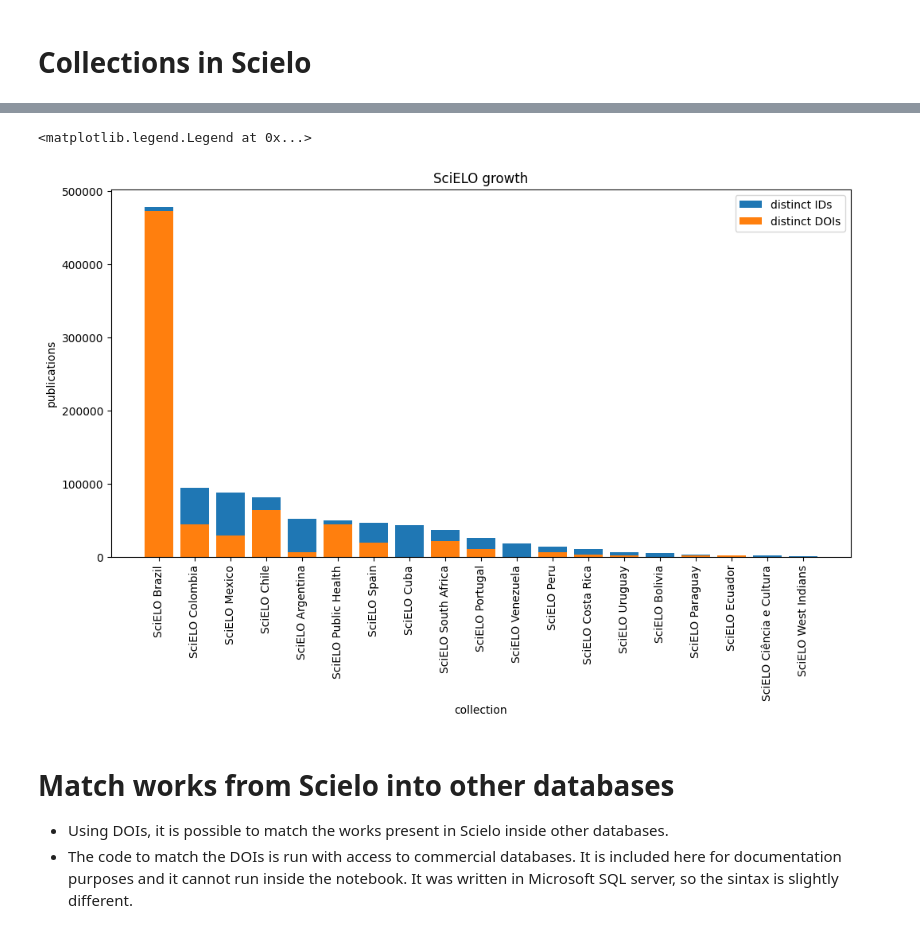
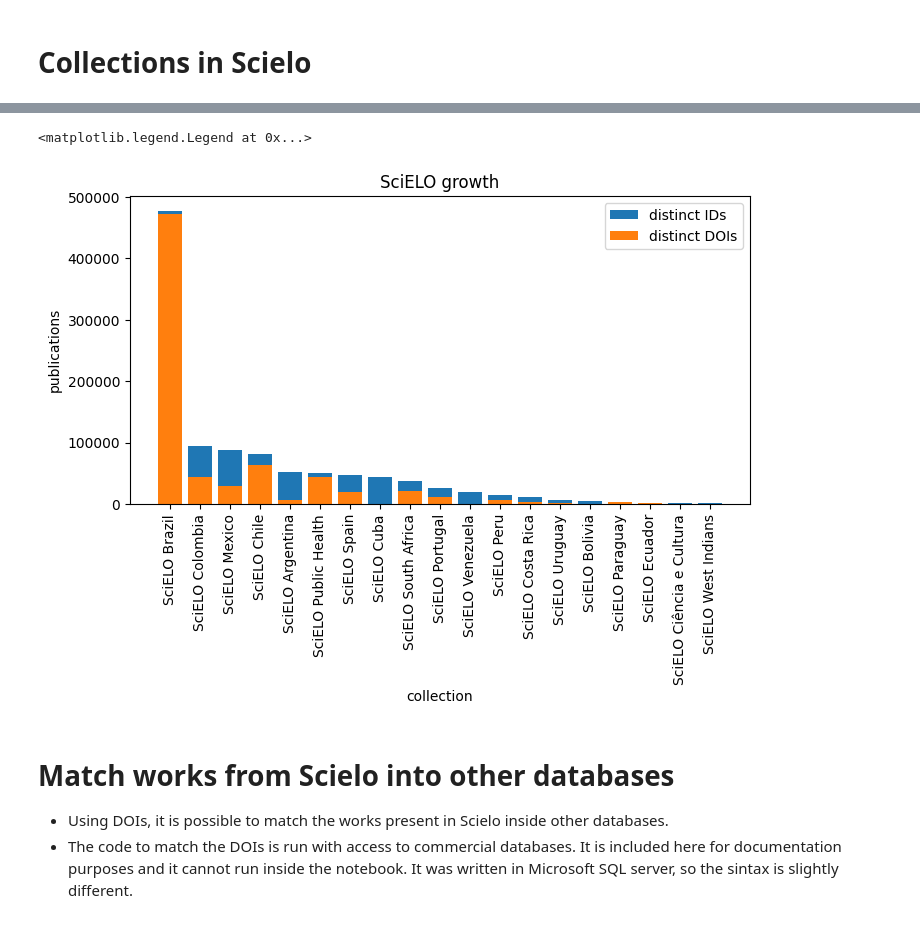
Before and after one commit to alyssonmazoni/scielo_scientometrics, a Jupyter notebook: SciELO_as_a_Scientometric_research_tool.ipynb, the cells around one changed output, grey strips where cells are left out. Saved outputs shown, nothing was run; the diff lists cells and outputs as text; code cells hidden in the pictures.

```diff
--- a/SciELO_as_a_Scientometric_research_tool.ipynb
+++ b/SciELO_as_a_Scientometric_research_tool.ipynb
@@ -211,19 +237,19 @@ files.download('collections.csv')
 # %%
 x = collections['collection'].values
 ids = collections['n'].values
 dois = collections['ndoi'].values
 
-plt.figure(figsize=(12,6))
+plt.figure(figsize=(8,4))
 plt.bar(x,ids)
 plt.bar(x,dois)
 plt.title('SciELO growth')
 plt.ylabel('publications')
 plt.xlabel('collection')
 plt.xticks(rotation=90)
 plt.legend(['distinct IDs','distinct DOIs'])
 # %% [output]
 <matplotlib.legend.Legend at 0x...>
-[figure, old version]
+[figure, new version]
 # %% [markdown]
 # Match works from Scielo into other databases
 
```
Also changed, not shown: parts of 6 cells of this notebook.
